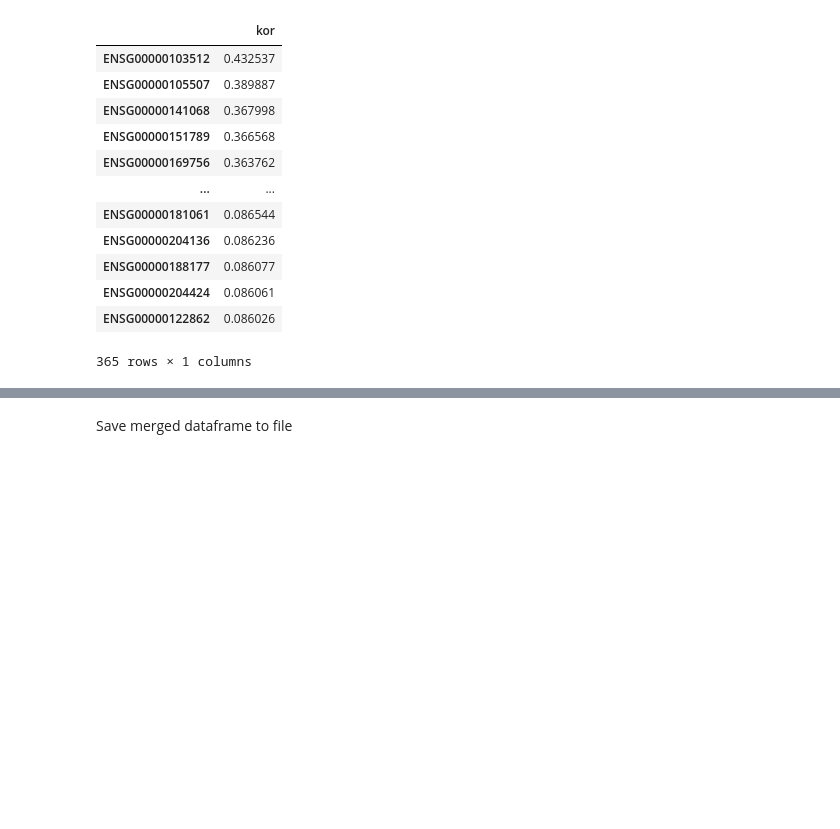
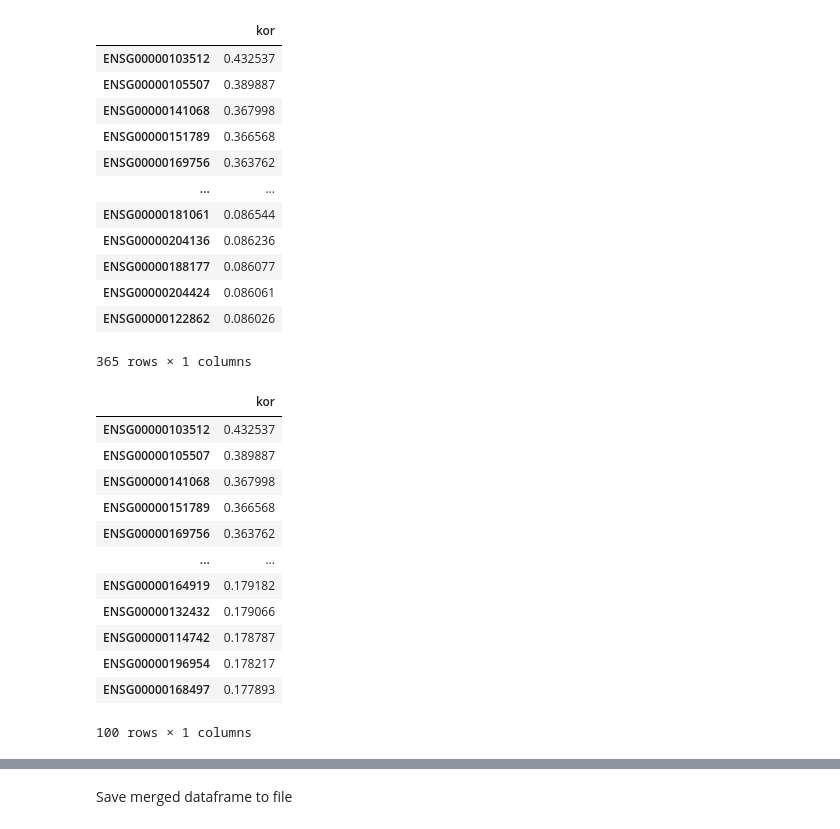
Before and after one commit to DariuszMech/Cancer-stage-prediction, a Jupyter notebook: notebooks/data_preparation.ipynb, the cells around one changed output, grey strips where cells are left out. Cells and saved outputs as stored; diff of their text form; code cells hidden in the pictures; blank space fills up the shorter version.

```diff
--- a/notebooks/data_preparation.ipynb
+++ b/notebooks/data_preparation.ipynb
@@ -312,6 +312,23 @@ sorted_df
 | ENSG00000204424 | 0.086061 |
 | ENSG00000122862 | 0.086026 |
 365 rows × 1 columns
+# %%
+sorted_df = sorted_df.head(100)
+sorted_df
+# %% [output]
+|  | kor |
+| ENSG00000103512 | 0.432537 |
+| ENSG00000105507 | 0.389887 |
+| ENSG00000141068 | 0.367998 |
+| ENSG00000151789 | 0.366568 |
+| ENSG00000169756 | 0.363762 |
+| ... | ... |
+| ENSG00000164919 | 0.179182 |
+| ENSG00000132432 | 0.179066 |
+| ENSG00000114742 | 0.178787 |
+| ENSG00000196954 | 0.178217 |
+| ENSG00000168497 | 0.177893 |
+100 rows × 1 columns
 # %%
 columns_to_drop = merged.columns.difference(sorted_df.index)
 merged = merged.drop(columns_to_drop, axis=1)
```
Also changed, not shown: parts of 4 cells of this notebook, 1 other file.
